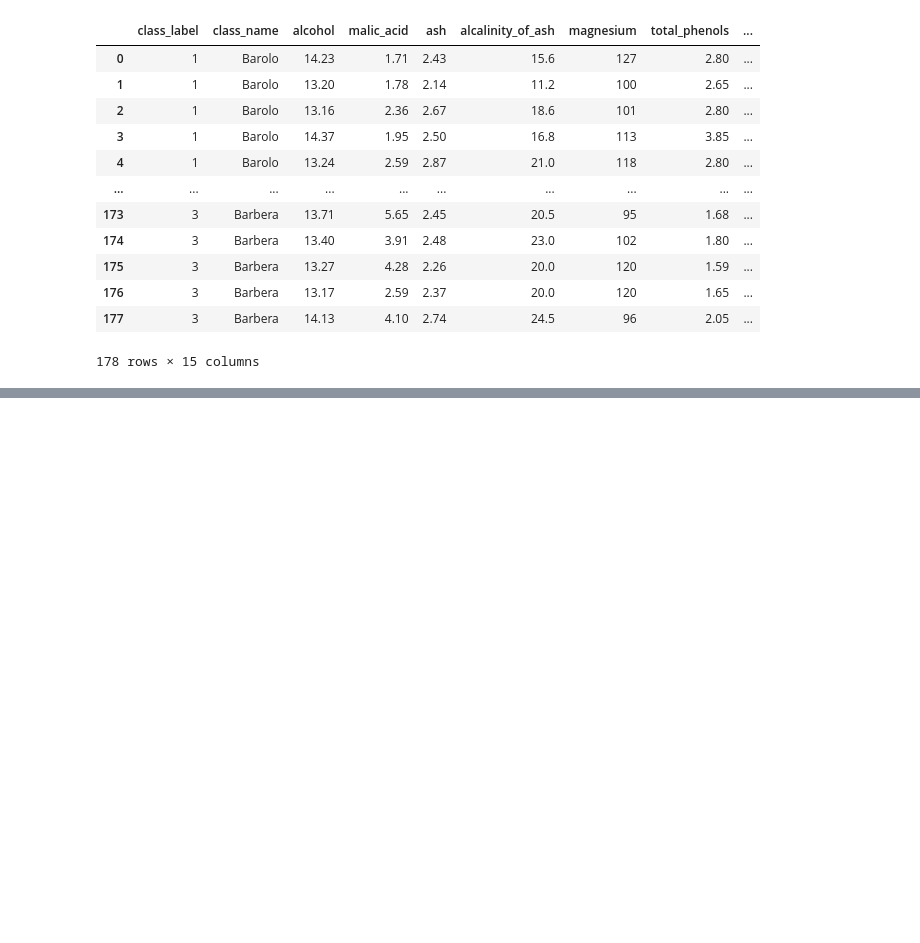
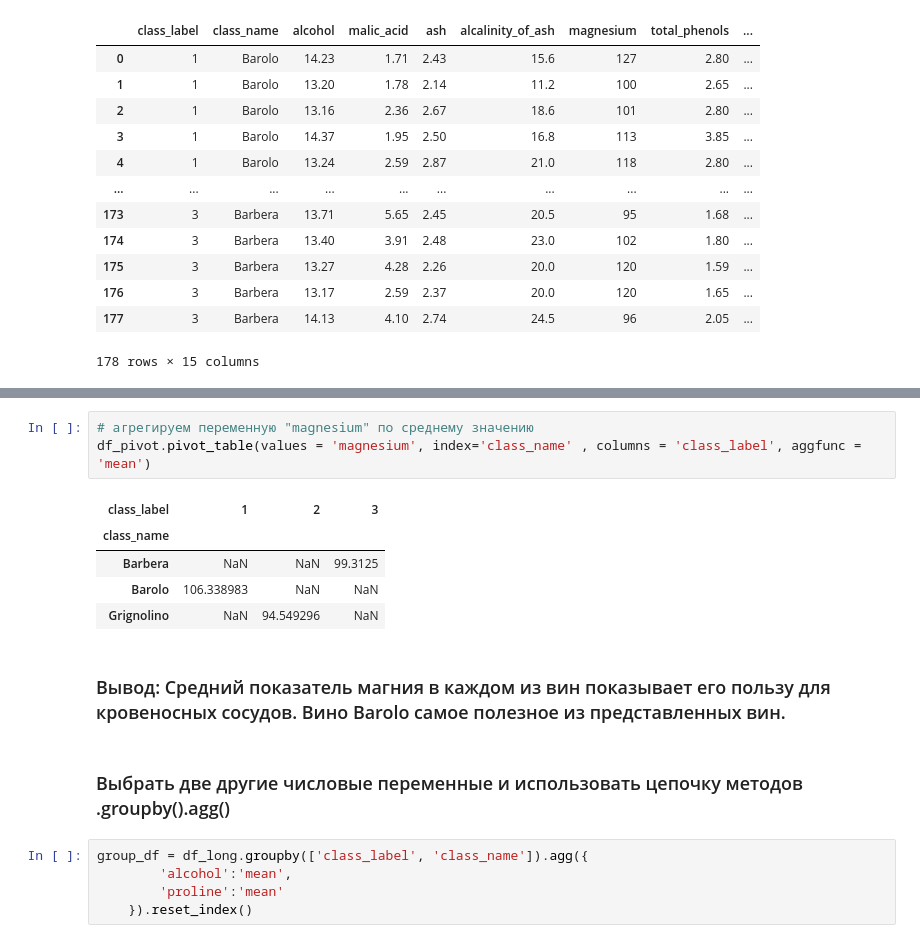
Before and after one commit to Borlukos/Python, a Jupyter notebook: ДЗ8 2.2.2.ipynb, the cells around one changed output, grey strips where cells are left out. Drawn from its saved outputs; the diff is of its cells as text; blank space fills up the shorter version.

```diff
--- a/ДЗ8 2.2.2.ipynb
+++ b/ДЗ8 2.2.2.ipynb
@@ -82,0 +97,18 @@ group_df
+# %%
+# агрегируем переменную "magnesium" по среднему значению
+df_pivot.pivot_table(values = 'magnesium', index='class_name' , columns = 'class_label', aggfunc = 'mean')
+# %% [output]
+| class_label | 1 | 2 | 3 |
+| class_name |  |  |  |
+| Barbera | NaN | NaN | 99.3125 |
+| Barolo | 106.338983 | NaN | NaN |
+| Grignolino | NaN | 94.549296 | NaN |
+# %% [markdown]
+### Вывод: Средний показатель магния в каждом из вин показывает его пользу для кровеносных сосудов. Вино Barolo самое полезное из представленных вин.
+# %% [markdown]
+### Выбрать две другие числовые переменные и использовать цепочку методов .groupby().agg()
+# %%
+group_df = df_long.groupby(['class_label', 'class_name']).agg({
+        'alcohol':'mean',
+        'proline':'mean'
+    }).reset_index()
```
Also changed, not shown: parts of 8 cells of this notebook.
